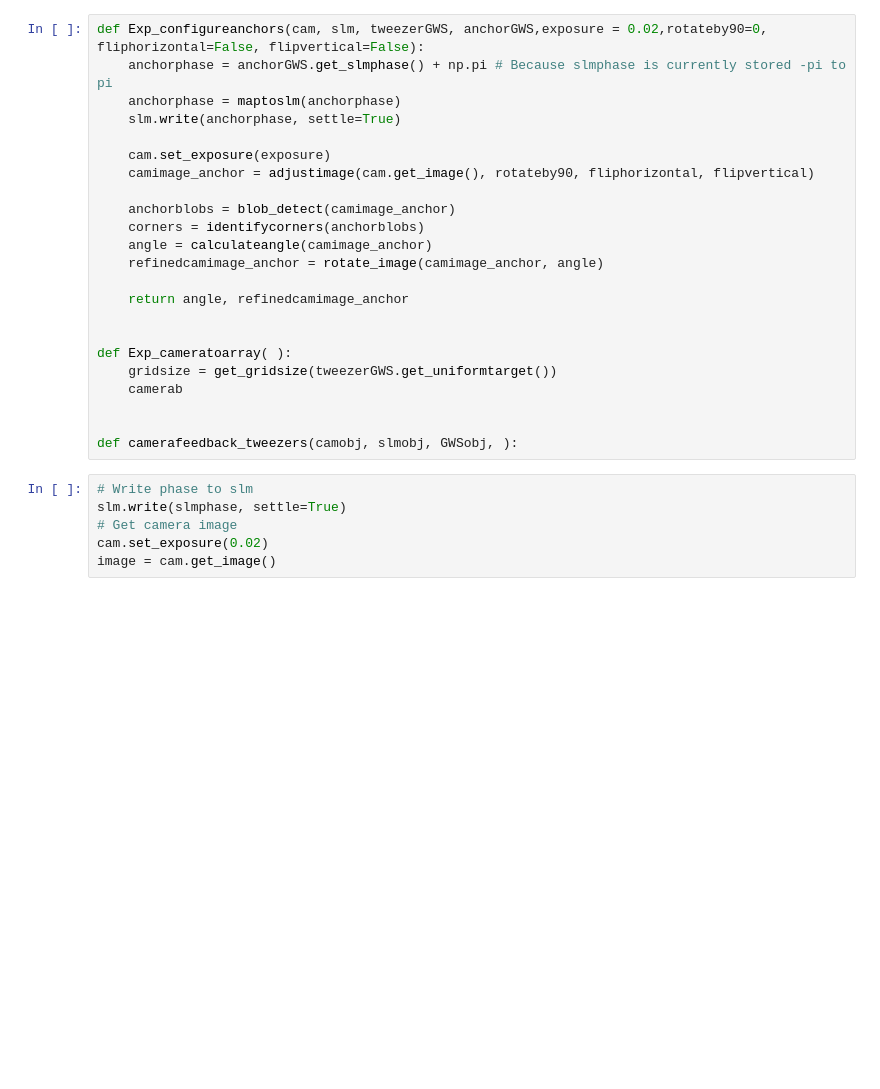
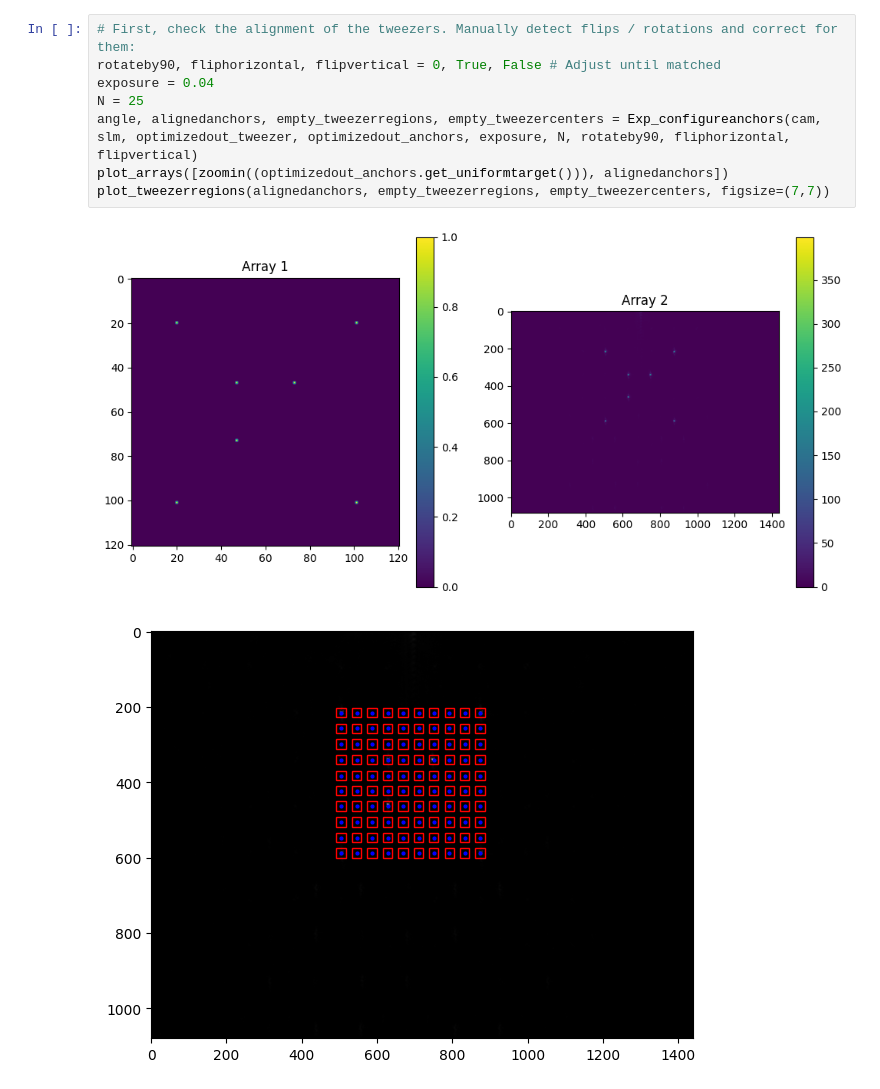
Before and after one commit to nsong03/Ultracold-Research, a Jupyter notebook: GWS_Summer2024/tweezercalibration_intensityfeedback.ipynb, the cells around one changed output. Saved outputs shown, nothing was run; the diff lists cells and outputs as text; blank space fills up the shorter version.

```diff
--- a/GWS_Summer2024/tweezercalibration_intensityfeedback.ipynb
+++ b/GWS_Summer2024/tweezercalibration_intensityfeedback.ipynb
@@ -80,29 +105,11 @@ cam = ThorCam()
-# %%
-def Exp_configureanchors(cam, slm, tweezerGWS, anchorGWS,exposure = 0.02,rotateby90=0, fliphorizontal=False, flipvertical=False):
-    anchorphase = anchorGWS.get_slmphase() + np.pi # Because slmphase is currently stored -pi to pi
-    anchorphase = maptoslm(anchorphase)
-    slm.write(anchorphase, settle=True)
-
-    cam.set_exposure(exposure)
-    camimage_anchor = adjustimage(cam.get_image(), rotateby90, fliphorizontal, flipvertical)
-
-    anchorblobs = blob_detect(camimage_anchor)
-    corners = identifycorners(anchorblobs)
-    angle = calculateangle(camimage_anchor)
-    refinedcamimage_anchor = rotate_image(camimage_anchor, angle)
-
-    return angle, refinedcamimage_anchor
-
-
-def Exp_cameratoarray( ):
-    gridsize = get_gridsize(tweezerGWS.get_uniformtarget())
-    camerab
-
-
-def camerafeedback_tweezers(camobj, slmobj, GWSobj, ):
-# %%
-# Write phase to slm
-slm.write(slmphase, settle=True)
-# Get camera image
-cam.set_exposure(0.02)
-image = cam.get_image()
+# %%
+# First, check the alignment of the tweezers. Manually detect flips / rotations and correct for them:
+rotateby90, fliphorizontal, flipvertical = 0, True, False # Adjust until matched
+exposure = 0.04
+N = 25
+angle, alignedanchors, empty_tweezerregions, empty_tweezercenters = Exp_configureanchors(cam, slm, optimizedout_tweezer, optimizedout_anchors, exposure, N, rotateby90, fliphorizontal, flipvertical)
+plot_arrays([zoomin((optimizedout_anchors.get_uniformtarget())), alignedanchors])
+plot_tweezerregions(alignedanchors, empty_tweezerregions, empty_tweezercenters, figsize=(7,7))
+# %% [output]
+[figure, added]
+[figure, added]
```
Also changed, not shown: parts of 7 cells of this notebook, 27 other files.
